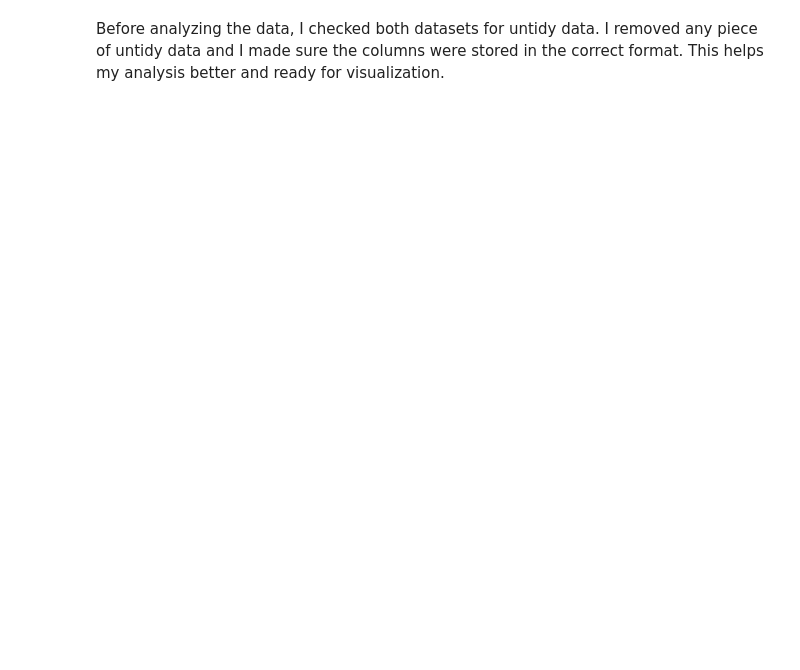
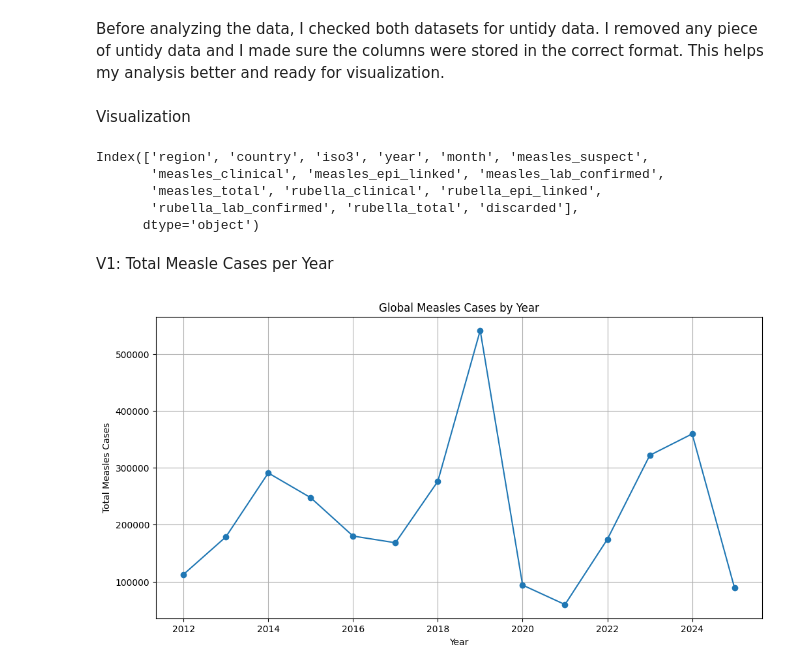
Before and after one commit to menemisan204-arch/DSRP-Measeles, a Jupyter notebook: DSRP_HealthCare_MisanMene.ipynb, the cells around one changed output. Drawn from its saved outputs; the diff is of its cells as text; code cells hidden in the pictures; blank space fills up the shorter version.

```diff
--- a/DSRP_HealthCare_MisanMene.ipynb
+++ b/DSRP_HealthCare_MisanMene.ipynb
@@ -271,3 +271,31 @@ cases_year.head()
 | 4 | AFRO | Algeria | DZA | 2016 | 40850721 | 40850721 | 93.0 | ... |
 # %% [markdown]
 Before analyzing the data, I checked both datasets for untidy data. I removed any piece of untidy data and I made sure the columns were stored in the correct format. This helps my analysis better and ready for visualization.
+# %% [markdown]
+Visualization
+# %%
+cases_year.columns
+cases_month.columns
+# %% [output]
+Index(['region', 'country', 'iso3', 'year', 'month', 'measles_suspect',
+       'measles_clinical', 'measles_epi_linked', 'measles_lab_confirmed',
+       'measles_total', 'rubella_clinical', 'rubella_epi_linked',
+       'rubella_lab_confirmed', 'rubella_total', 'discarded'],
+      dtype='object')
+# %% [markdown]
+V1: Total Measle Cases per Year
+# %%
+import matplotlib.pyplot as plt
+#Sum measles cases for each year
+measles_cases_year = cases_year.groupby("year")["measles_total"].sum()
+
+plt.figure(figsize=(12, 6))
+plt.plot(measles_cases_year.index, measles_cases_year.values, marker="o")
+
+plt.title("Global Measles Cases by Year")
+plt.xlabel("Year")
+plt.ylabel("Total Measles Cases")
+plt.grid(True)
+plt.show()
+# %% [output]
+[figure, added]
```
Also changed, not shown: parts of 4 cells of this notebook.
